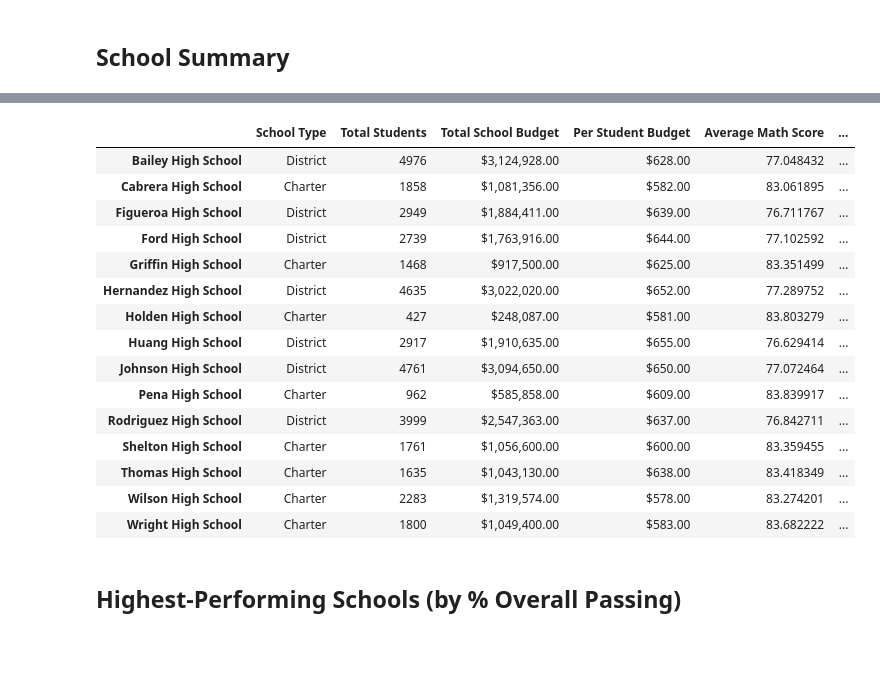
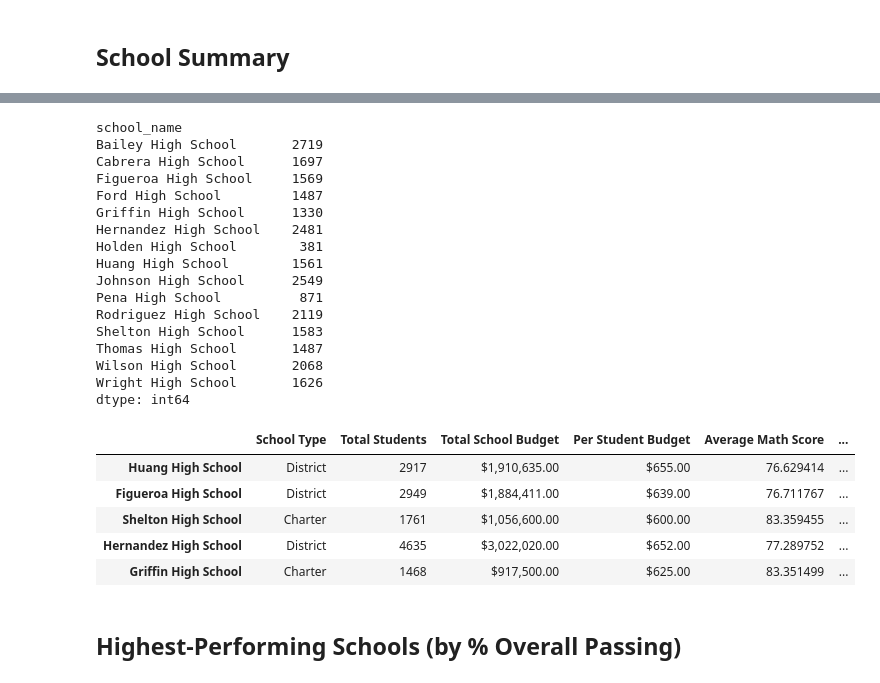
Before and after one commit to pixare7/pandas-challenge, a Jupyter notebook: PyCitySchools/PyCitySchools.ipynb, the cells around one changed output, grey strips where cells are left out. Drawn from its saved outputs; the diff is of its cells as text; code cells hidden in the pictures; blank space fills up the shorter version.

```diff
--- a/PyCitySchools/PyCitySchools.ipynb
+++ b/PyCitySchools/PyCitySchools.ipynb
@@ -228,4 +191,4 @@ merge2_df.head()
 # %%
 # Calculate the average test scores per school from school_data_complete
-per_school_math =
-per_school_reading =
+per_school_math = school_data_complete.groupby('school_name')['math_score'].mean()
+per_school_math
@@ -231,0 +213,4 @@ per_school_reading =
+# %%
+# Calculate the average test scores per school from school_data_complete
+per_school_reading = school_data_complete.groupby('school_name')['reading_score'].mean()
+per_school_reading
@@ -232,4 +235,5 @@ per_school_reading =
 # %%
 # Calculate the number of students per school with math scores of 70 or higher from school_data_complete
-students_passing_math =
-school_students_passing_math =
+students_passing_math = school_data_complete[school_data_complete['math_score'] >= 70]
+school_students_passing_math = students_passing_math.groupby('school_name').size()
+school_students_passing_math
@@ -236,4 +258,5 @@ school_students_passing_math =
 # %%
 # Calculate the number of students per school with reading scores of 70 or higher from school_data_complete
-students_passing_reading =
-school_students_passing_reading =
+students_passing_reading = school_data_complete[school_data_complete['reading_score'] >= 70]
+school_students_passing_reading = students_passing_reading.groupby('school_name').size()
+school_students_passing_reading
@@ -240,7 +281,26 @@ school_students_passing_reading =
 # %%
-# Use the provided code to calculate the number of students per school that passed both math and reading with scores of 70 or higher
+# Calculate the number of students per school that passed both math and reading with scores of 70 or higher
 students_passing_math_and_reading = school_data_complete[
     (school_data_complete["reading_score"] >= 70) & (school_data_complete["math_score"] >= 70)
 ]
 school_students_passing_math_and_reading = students_passing_math_and_reading.groupby(["school_name"]).size()
+school_students_passing_math_and_reading
+# %% [output]
+school_name
+Bailey High School       2719
+Cabrera High School      1697
+Figueroa High School     1569
+Ford High School         1487
+Griffin High School      1330
+Hernandez High School    2481
+Holden High School        381
+Huang High School        1561
+Johnson High School      2549
+Pena High School          871
+Rodriguez High School    2119
+Shelton High School      1583
+Thomas High School       1487
+Wilson High School       2068
+Wright High School       1626
+dtype: int64
 # %%
@@ -250,31 +310,27 @@ per_school_passing_reading = school_students_passing_reading / per_school_counts
 overall_passing_rate = school_students_passing_math_and_reading / per_school_counts * 100
 # %%
 # Create a DataFrame called `per_school_summary` with columns for the calculations above.
-per_school_summary =
+per_school_summary = pd.concat([school_types, per_school_counts, per_school_budget, per_capita_spending, per_school_math,
+                              per_school_reading, per_school_passing_math, per_school_passing_reading, overall_passing_rate], axis=1,
+                               keys=['School Type', 'Total Students', 'Total School Budget', 'Per Student Budget', 'Average Math Score',
+                                     'Average Reading Score', '% Passing Math', '% Passing Reading', '% Overall Passing'])
+
+per_school_summary.index.name = None
 
 # Formatting
-per_school_summary["Total School Budget"] = per_school_summary["Total School Budget"].map("${:,.2f}".format)
-per_school_summary["Per Student Budget"] = per_school_summary["Per Student Budget"].map("${:,.2f}".format)
+per_school_summary_copy = per_school_summary.copy()
+per_school_summary_copy["Total School Budget"] = per_school_summary["Total School Budget"].map("${:,.2f}".format)
+per_school_summary_copy["Per Student Budget"] = per_school_summary["Per Student Budget"].map("${:,.2f}".format)
 
-# Display the DataFrame
-per_school_summary
+# Display DataFrame
+per_school_summary_copy.head()
 # %% [output]
 |  | School Type | Total Students | Total School Budget | Per Student Budget | Average Math Score | ... |
-| Bailey High School | District | 4976 | $3,124,928.00 | $628.00 | 77.048432 | ... |
-| Cabrera High School | Charter | 1858 | $1,081,356.00 | $582.00 | 83.061895 | ... |
+| Huang High School | District | 2917 | $1,910,635.00 | $655.00 | 76.629414 | ... |
 | Figueroa High School | District | 2949 | $1,884,411.00 | $639.00 | 76.711767 | ... |
-| Ford High School | District | 2739 | $1,763,916.00 | $644.00 | 77.102592 | ... |
+| Shelton High School | Charter | 1761 | $1,056,600.00 | $600.00 | 83.359455 | ... |
+| Hernandez High School | District | 4635 | $3,022,020.00 | $652.00 | 77.289752 | ... |
 | Griffin High School | Charter | 1468 | $917,500.00 | $625.00 | 83.351499 | ... |
-| Hernandez High School | District | 4635 | $3,022,020.00 | $652.00 | 77.289752 | ... |
-| Holden High School | Charter | 427 | $248,087.00 | $581.00 | 83.803279 | ... |
-| Huang High School | District | 2917 | $1,910,635.00 | $655.00 | 76.629414 | ... |
-| Johnson High School | District | 4761 | $3,094,650.00 | $650.00 | 77.072464 | ... |
-| Pena High School | Charter | 962 | $585,858.00 | $609.00 | 83.839917 | ... |
-| Rodriguez High School | District | 3999 | $2,547,363.00 | $637.00 | 76.842711 | ... |
-| Shelton High School | Charter | 1761 | $1,056,600.00 | $600.00 | 83.359455 | ... |
-| Thomas High School | Charter | 1635 | $1,043,130.00 | $638.00 | 83.418349 | ... |
-| Wilson High School | Charter | 2283 | $1,319,574.00 | $578.00 | 83.274201 | ... |
-| Wright High School | Charter | 1800 | $1,049,400.00 | $583.00 | 83.682222 | ... |
 # %% [markdown]
 ## Highest-Performing Schools (by % Overall Passing)
 # %%
```
Also changed, not shown: parts of 31 cells of this notebook.
